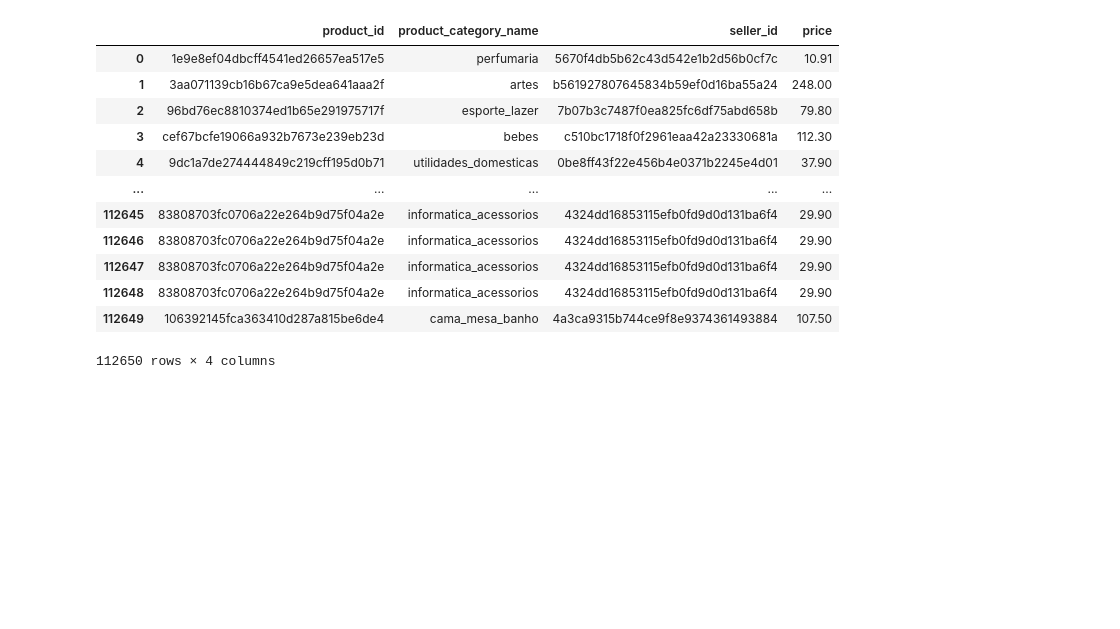
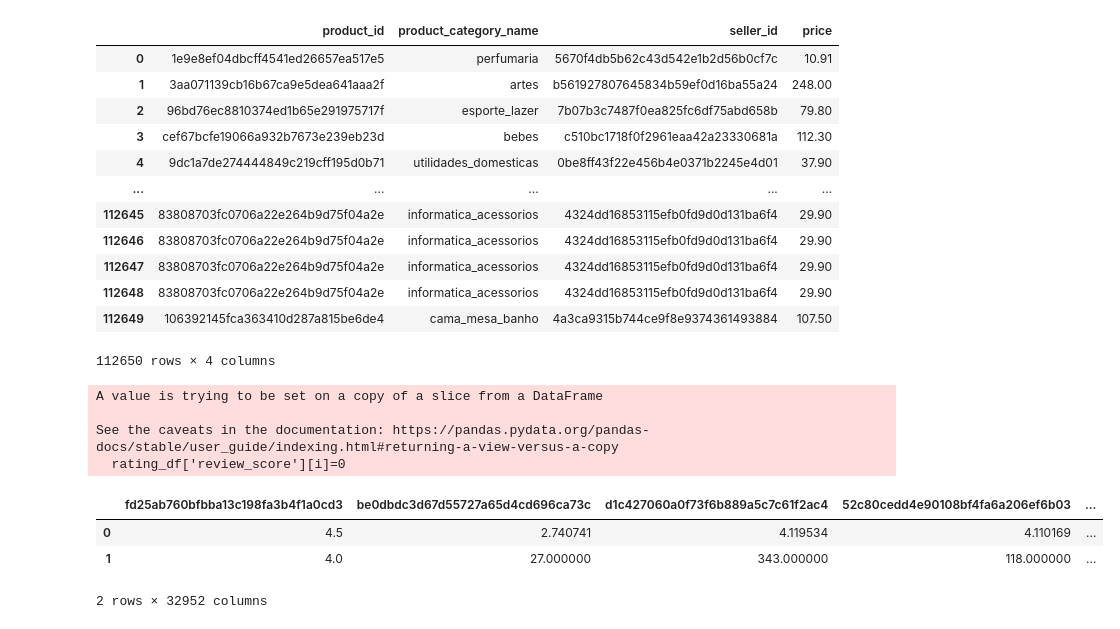
Before and after one commit to jasonhu03/datathon, a Jupyter notebook: datathon.ipynb, the cells around one changed output. Drawn from its saved outputs; the diff is of its cells as text; code cells hidden in the pictures; blank space fills up the shorter version.

Commit message:
Create rating system

```diff
--- a/datathon.ipynb
+++ b/datathon.ipynb
@@ -270,3 +270,57 @@ dtype: int64
 | 112648 | 83808703fc0706a22e264b9d75f04a2e | informatica_acessorios | 4324dd16853115efb0fd9d0d131ba6f4 | 29.90 |
 | 112649 | 106392145fca363410d287a815be6de4 | cama_mesa_banho | 4a3ca9315b744ce9f8e9374361493884 | 107.50 |
 112650 rows × 4 columns
+# %%
+#Rating System
+import statistics
+
+rating_df = pd.DataFrame()
+rating_df = pd.merge(order_reviews_df[['order_id', 'review_score', 'review_comment_message']], order_items_df[['order_id', 'product_id']], on = "order_id", how="outer")
+
+rating_df['review_score'] = rating_df['review_score'].fillna(rating_df['review_score'].median())
+rating_df['review_comment_message'] = rating_df['review_comment_message'].fillna(0)
+
+rating_df = rating_df[['review_score', 'review_comment_message', 'product_id']]
+
+for i in rating_df.index:
+    if rating_df['review_score'][i]==1 and rating_df['review_comment_message'][i]!=0:
+        rating_df['review_score'][i]=0
+
+rating_df
+
+products = []
+for i in rating_df['product_id'].drop_duplicates('first'):
+    products.append(i)
+
+avg_rating_dict={}
+for i in products:
+    avg_rating_dict[i]= []
+
+avg_rating_dict
+
+for i in rating_df.index:
+    avg_rating_dict[rating_df['product_id'][i]].append(rating_df['review_score'][i])
+
+avg_rating_dict
+
+averages=[]
+amounts=[]
+for i in avg_rating_dict:
+    averages.append(statistics.mean(avg_rating_dict[i]))
+    amounts.append(len(avg_rating_dict[i]))
+
+avg_rating_df = pd.DataFrame(columns=avg_rating_dict.keys())
+
+avg_rating_df.loc[0] = averages
+avg_rating_df.loc[1] = amounts
+
+avg_rating_df
+# %% [output]
+A value is trying to be set on a copy of a slice from a DataFrame
+
+See the caveats in the documentation: https://pandas.pydata.org/pandas-docs/stable/user_guide/indexing.html#returning-a-view-versus-a-copy
+  rating_df['review_score'][i]=0
+|  | fd25ab760bfbba13c198fa3b4f1a0cd3 | be0dbdc3d67d55727a65d4cd696ca73c | d1c427060a0f73f6b889a5c7c61f2ac4 | 52c80cedd4e90108bf4fa6a206ef6b03 | ... |
+| 0 | 4.5 | 2.740741 | 4.119534 | 4.110169 | ... |
+| 1 | 4.0 | 27.000000 | 343.000000 | 118.000000 | ... |
+2 rows × 32952 columns
```
